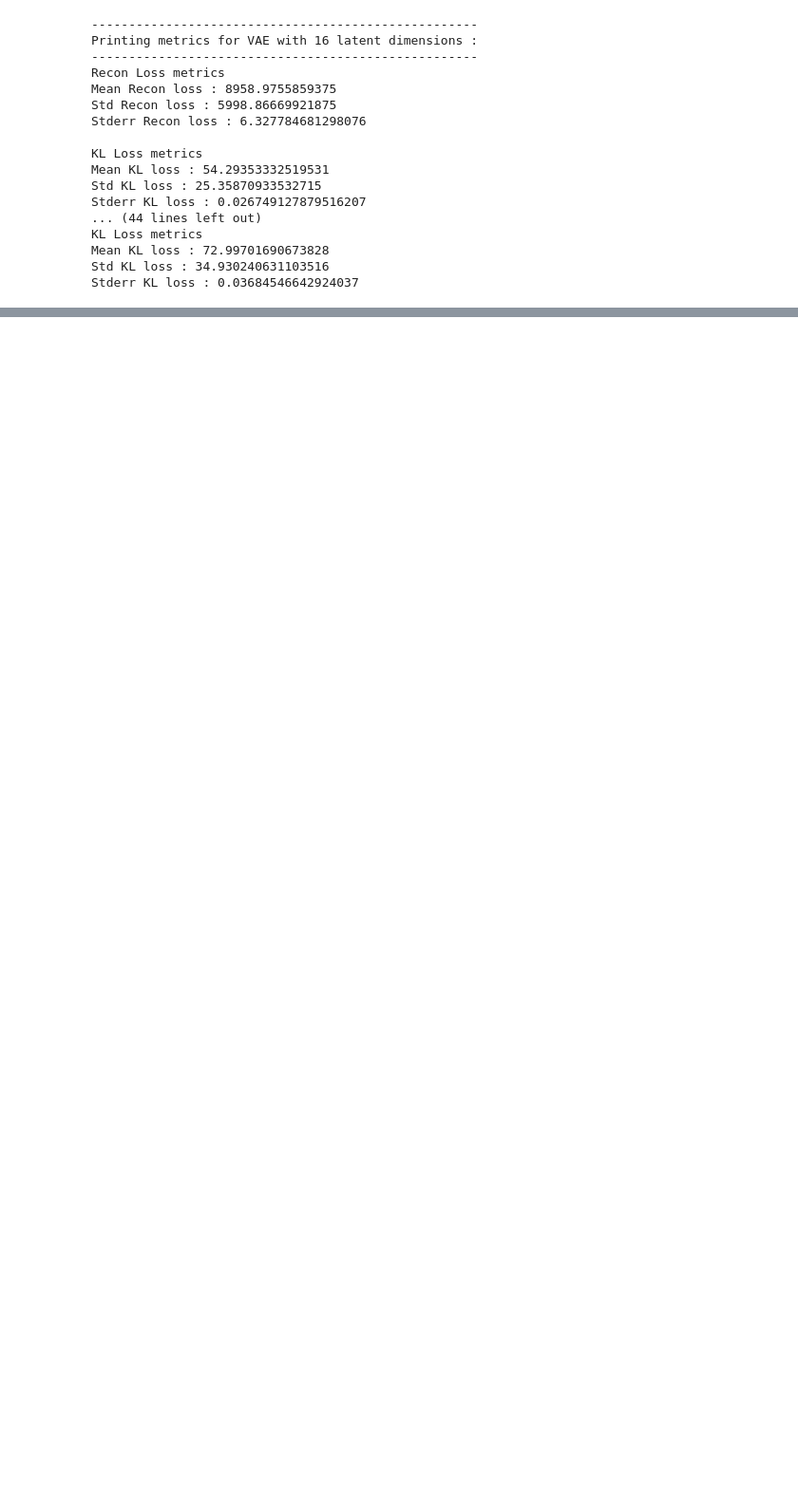
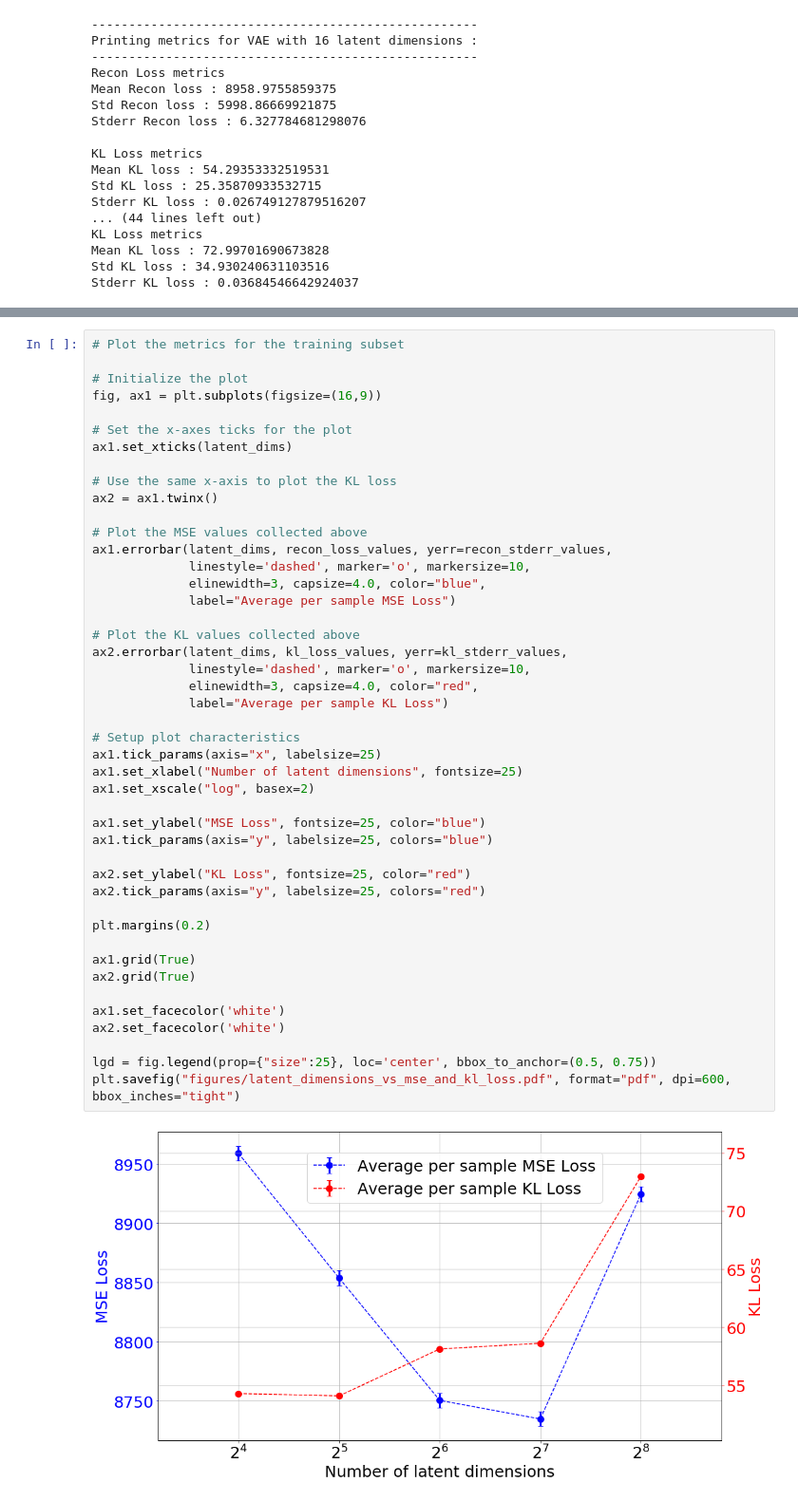
Before and after one commit to WatChMaL/CNN, a Jupyter notebook: NIPS_2019_Notebooks/Latent dimension comparisons.ipynb, the cells around one changed output, grey strips where cells are left out. Shown at 95% size. Drawn from its saved outputs; the diff is of its cells as text; blank space fills up the shorter version.

```diff
--- a/NIPS_2019_Notebooks/Latent dimension comparisons.ipynb
+++ b/NIPS_2019_Notebooks/Latent dimension comparisons.ipynb
@@ -117,0 +122,47 @@ Stderr KL loss : 0.03684546642924037
+# %%
+# Plot the metrics for the training subset
+
+# Initialize the plot
+fig, ax1 = plt.subplots(figsize=(16,9))
+
+# Set the x-axes ticks for the plot
+ax1.set_xticks(latent_dims)
+
+# Use the same x-axis to plot the KL loss
+ax2 = ax1.twinx()
+
+# Plot the MSE values collected above
+ax1.errorbar(latent_dims, recon_loss_values, yerr=recon_stderr_values,
+             linestyle='dashed', marker='o', markersize=10,
+             elinewidth=3, capsize=4.0, color="blue",
+             label="Average per sample MSE Loss")
+
+# Plot the KL values collected above
+ax2.errorbar(latent_dims, kl_loss_values, yerr=kl_stderr_values,
+             linestyle='dashed', marker='o', markersize=10,
+             elinewidth=3, capsize=4.0, color="red",
+             label="Average per sample KL Loss")
+
+# Setup plot characteristics
+ax1.tick_params(axis="x", labelsize=25)
+ax1.set_xlabel("Number of latent dimensions", fontsize=25)
+ax1.set_xscale("log", basex=2)
+
+ax1.set_ylabel("MSE Loss", fontsize=25, color="blue")
+ax1.tick_params(axis="y", labelsize=25, colors="blue")
+
+ax2.set_ylabel("KL Loss", fontsize=25, color="red")
+ax2.tick_params(axis="y", labelsize=25, colors="red")
+
+plt.margins(0.2)
+
+ax1.grid(True)
+ax2.grid(True)
+
+ax1.set_facecolor('white')
+ax2.set_facecolor('white')
+
+lgd = fig.legend(prop={"size":25}, loc='center', bbox_to_anchor=(0.5, 0.75))
+plt.savefig("figures/latent_dimensions_vs_mse_and_kl_loss.pdf", format="pdf", dpi=600, bbox_inches="tight")
+# %% [output]
+[figure, added]
```
Also changed, not shown: parts of 20 cells of this notebook, 2 other files.
